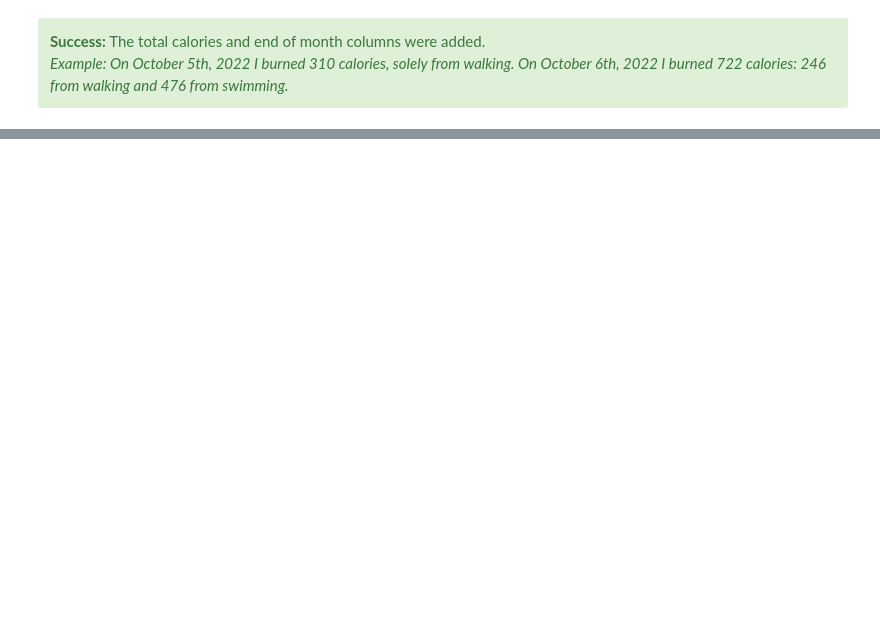
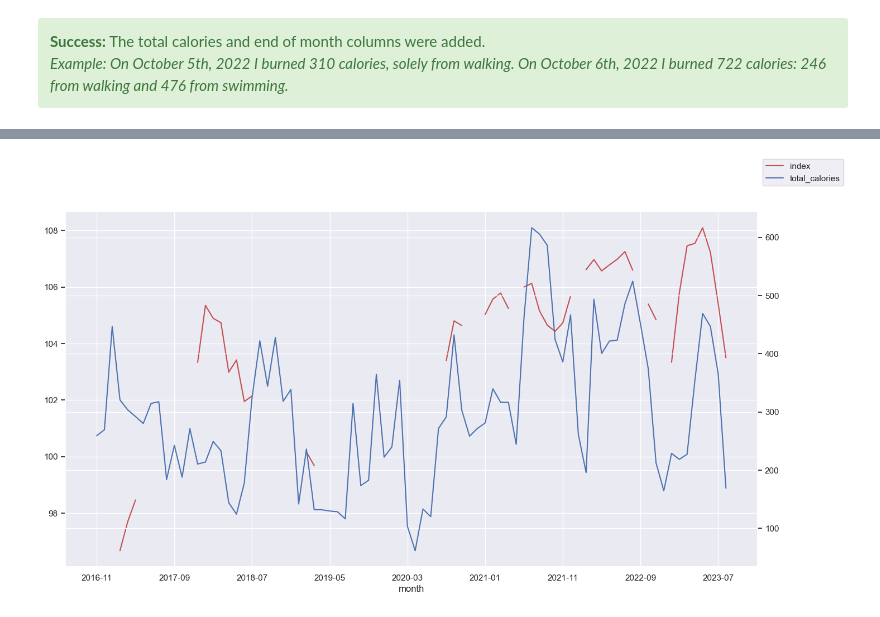
Before and after one commit to MargotMarchais/Samsung_Health_revamp, a Jupyter notebook: Part3_Samsung_Health_Google_Maps_combined.ipynb, the cells around one changed output, grey strips where cells are left out. Drawn from its saved outputs; the diff is of its cells as text; code cells hidden in the pictures; blank space fills up the shorter version.

```diff
--- a/Part3_Samsung_Health_Google_Maps_combined.ipynb
+++ b/Part3_Samsung_Health_Google_Maps_combined.ipynb
@@ -285,0 +364,10 @@ plt.show()
+# %%
+# Join the exercise data and the weight data
+pd.set_option('display.max_columns', 500)
+weight_restrict = weight[["date", "index"]]
+weight_restrict["date"] = weight_restrict["date"].astype(str)
+full_data["clean_date"] = full_data["clean_date"].astype(str)
+
+# Dataset that includes all workouts (walking, swimming, dancing) and weight data
+full_data_weight = full_data.merge(weight_restrict, left_on = "clean_date", right_on= "date", how = "left")
+full_data_weight.tail(10)
@@ -285,0 +391,4 @@ plt.show()
+# %%
+# Compute descriptive statistics per month (mean)
+desc = full_data_weight.groupby("month")[["index", "total_calories"]].mean().reset_index()
+desc
@@ -285,0 +409,9 @@ plt.show()
+# %%
+# Graph with double axis
+ax = desc.plot(x="month", y="index", legend=False, color = 'r')
+ax2 = ax.twinx()
+desc.plot(x="month", y="total_calories", ax=ax2, legend=False, color="b")
+ax.figure.legend()
+plt.show()
+# %% [output]
+[figure, added]
```
Also changed, not shown: parts of 30 cells of this notebook.
